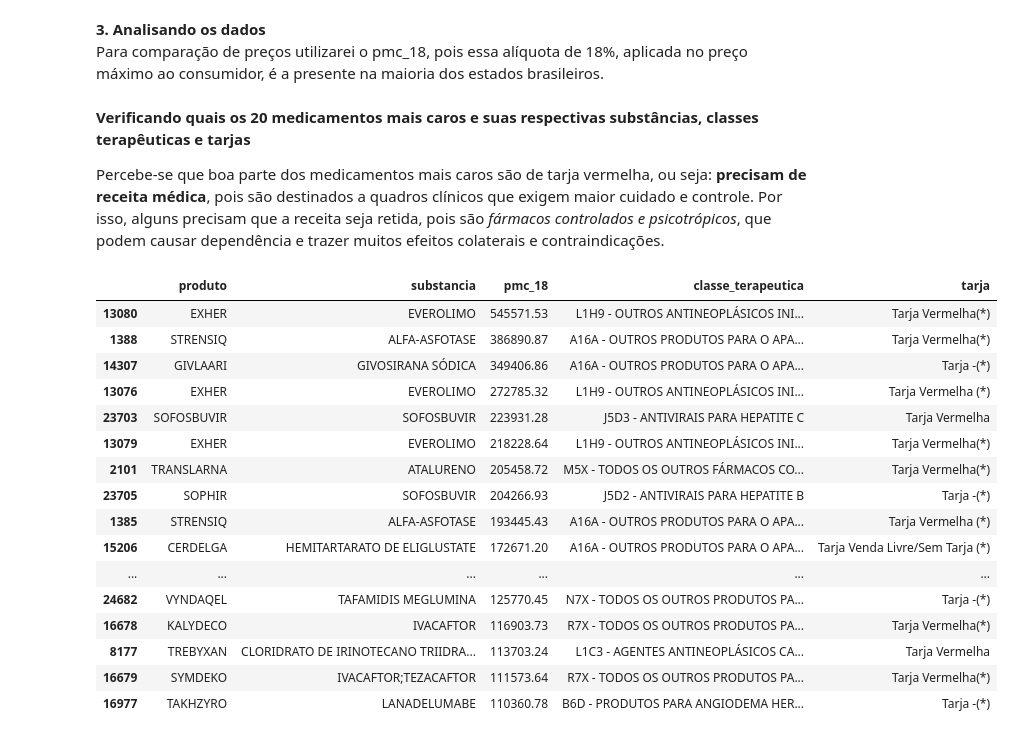
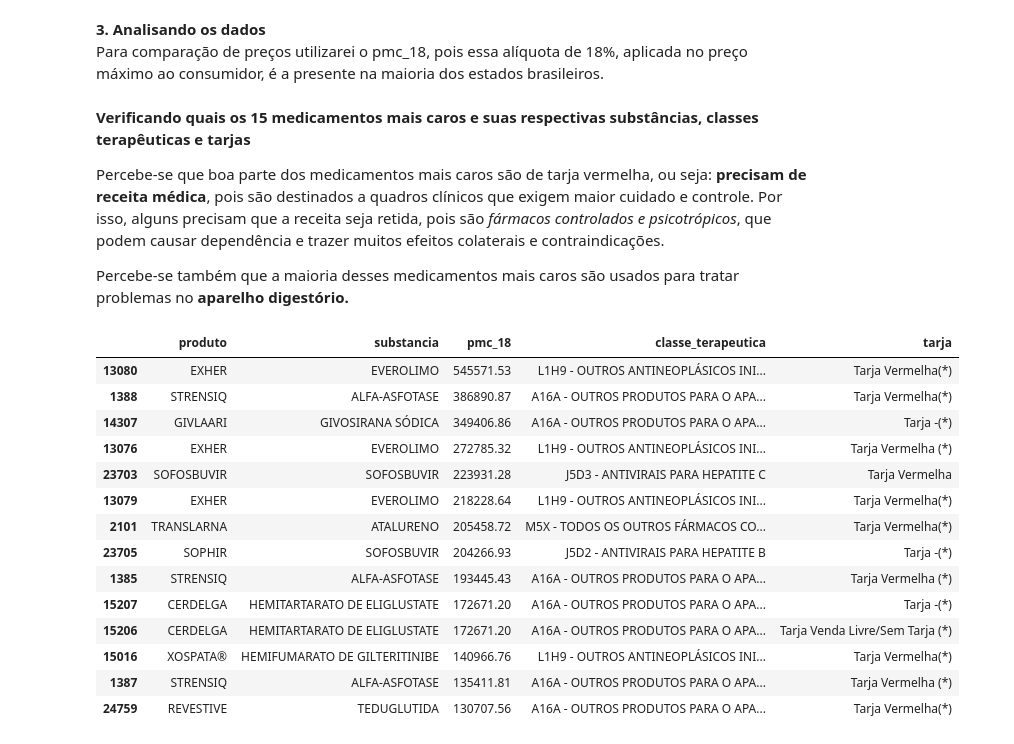
Before and after one commit to mixmaxze/precos-medicamentos-brasil, a Jupyter notebook: analise_precos_medicamentos.ipynb, the cells around one changed output. Cells and saved outputs as stored; diff of their text form; code cells hidden in the pictures.

```diff
--- a/analise_precos_medicamentos.ipynb
+++ b/analise_precos_medicamentos.ipynb
@@ -143,10 +144,7 @@ for coluna in df.columns:
 # %%
 # Agora vamos converter esses valores numéricos para o tipo float
 
-colunas_numericas = ['pf_sem_impostos', 'pf_0', 'pf_12', 'pf_17', 'pf_17_alc', 'pf_17.5',
-       'pf_17.5_alc', 'pf_18', 'pf_18_alc', 'pf_20', 'pmc_0', 'pmc_12',
-       'pmc_17', 'pmc_17_alc', 'pmc_17.5', 'pmc_17.5_alc', 'pmc_18',
-       'pmc_18_alc', 'pmc_20']
+colunas_numericas = ['pf_sem_impostos', 'pf_18', 'pmc_18']
 
 for coluna in colunas_numericas:
     df[coluna] = df[coluna].astype(float)
@@ -199,7 +196,7 @@ dtype: int64
 # Substituindo os preços nulos pela mediana
 
 for coluna in colunas_numericas:
-    mediana = df[coluna].mean()
+    mediana = df[coluna].median()
     df[coluna].fillna(mediana, inplace = True)
 # %%
 # Verificando se os valores nulos sumiram
@@ -226 +222,18 @@ pf_18_alc               0
 dtype: int64
+# %%
+# Alterando o dataFrame dos códigos
+
+codigos_gs1 = codigos_gs1[['codigo_gs1', 'pais']]
+codigos_gs1.set_index('codigo_gs1', inplace=True)
+# %%
+# Substituindo os códigos EAN pelo país de origem a partir do dataFrame de codigos_gs1
+
+def pais_origem(codigo):
+    try:
+        return codigos_gs1.loc[int(codigo[0:3].lstrip('0'))].pais
+    except(KeyError, ValueError):
+        return ''
+
+df.rename(columns={'ean_1':'pais_origem'}, inplace=True)
+df['pais_origem'] = df['pais_origem'].map(pais_origem)
+df['pais_origem']
@@ -228,27 +254,27 @@ dtype: int64
 **3. Analisando os dados** <br>
 Para comparação de preços utilizarei o pmc_18, pois essa alíquota de 18%, aplicada no preço máximo ao consumidor, é a presente na maioria dos estados brasileiros.
 # %% [markdown]
-**Verificando quais os 20 medicamentos mais caros e suas respectivas substâncias, classes terapêuticas e tarjas**<br>
+**Verificando quais os 15 medicamentos mais caros e suas respectivas substâncias, classes terapêuticas e tarjas**<br>
 
 Percebe-se que boa parte dos medicamentos mais caros são de tarja vermelha, ou seja:
 **precisam de receita médica**, pois são destinados a quadros clínicos que exigem maior cuidado e controle. Por isso, alguns precisam que a receita seja retida, pois são _fármacos controlados e psicotrópicos_, que podem causar dependência e trazer muitos efeitos colaterais e contraindicações.
+
+Percebe-se também que a maioria desses medicamentos mais caros são usados para tratar problemas no **aparelho digestório.**
 # %%
-df[['produto', 'substancia', 'pmc_18', 'classe_terapeutica', 'tarja']].sort_values(by='pmc_18', ascending=False)[0:19]
+df[['produto', 'substancia', 'pmc_18', 'classe_terapeutica', 'tarja']].sort_values(by='pmc_18', ascending=False)[0:14]
 # %% [output]
 |  | produto | substancia | pmc_18 | classe_terapeutica | tarja |
 | 13080 | EXHER | EVEROLIMO | 545571.53 | L1H9 - OUTROS ANTINEOPLÁSICOS INI... | Tarja Vermelha(*) |
 | 1388 | STRENSIQ | ALFA-ASFOTASE | 386890.87 | A16A - OUTROS PRODUTOS PARA O APA... | Tarja Vermelha(*) |
 | 14307 | GIVLAARI | GIVOSIRANA SÓDICA | 349406.86 | A16A - OUTROS PRODUTOS PARA O APA... | Tarja -(*) |
 | 13076 | EXHER | EVEROLIMO | 272785.32 | L1H9 - OUTROS ANTINEOPLÁSICOS INI... | Tarja Vermelha (*) |
 | 23703 | SOFOSBUVIR | SOFOSBUVIR | 223931.28 | J5D3 - ANTIVIRAIS PARA HEPATITE C | Tarja Vermelha |
 | 13079 | EXHER | EVEROLIMO | 218228.64 | L1H9 - OUTROS ANTINEOPLÁSICOS INI... | Tarja Vermelha(*) |
 | 2101 | TRANSLARNA | ATALURENO | 205458.72 | M5X - TODOS OS OUTROS FÁRMACOS CO... | Tarja Vermelha(*) |
 | 23705 | SOPHIR | SOFOSBUVIR | 204266.93 | J5D2 - ANTIVIRAIS PARA HEPATITE B | Tarja -(*) |
 | 1385 | STRENSIQ | ALFA-ASFOTASE | 193445.43 | A16A - OUTROS PRODUTOS PARA O APA... | Tarja Vermelha (*) |
+| 15207 | CERDELGA | HEMITARTARATO DE ELIGLUSTATE | 172671.20 | A16A - OUTROS PRODUTOS PARA O APA... | Tarja -(*) |
 | 15206 | CERDELGA | HEMITARTARATO DE ELIGLUSTATE | 172671.20 | A16A - OUTROS PRODUTOS PARA O APA... | Tarja Venda Livre/Sem Tarja (*) |
-| ... | ... | ... | ... | ... | ... |
-| 24682 | VYNDAQEL | TAFAMIDIS MEGLUMINA | 125770.45 | N7X - TODOS OS OUTROS PRODUTOS PA... | Tarja -(*) |
-| 16678 | KALYDECO | IVACAFTOR | 116903.73 | R7X - TODOS OS OUTROS PRODUTOS PA... | Tarja Vermelha(*) |
-| 8177 | TREBYXAN | CLORIDRATO DE IRINOTECANO TRIIDRA... | 113703.24 | L1C3 - AGENTES ANTINEOPLÁSICOS CA... | Tarja Vermelha |
-| 16679 | SYMDEKO | IVACAFTOR;TEZACAFTOR | 111573.64 | R7X - TODOS OS OUTROS PRODUTOS PA... | Tarja Vermelha(*) |
-| 16977 | TAKHZYRO | LANADELUMABE | 110360.78 | B6D - PRODUTOS PARA ANGIODEMA HER... | Tarja -(*) |
+| 15016 | XOSPATA® | HEMIFUMARATO DE GILTERITINIBE | 140966.76 | L1H9 - OUTROS ANTINEOPLÁSICOS INI... | Tarja Vermelha(*) |
+| 1387 | STRENSIQ | ALFA-ASFOTASE | 135411.81 | A16A - OUTROS PRODUTOS PARA O APA... | Tarja Vermelha (*) |
+| 24759 | REVESTIVE | TEDUGLUTIDA | 130707.56 | A16A - OUTROS PRODUTOS PARA O APA... | Tarja Vermelha(*) |
```
Also changed, not shown: parts of 10 cells of this notebook.
